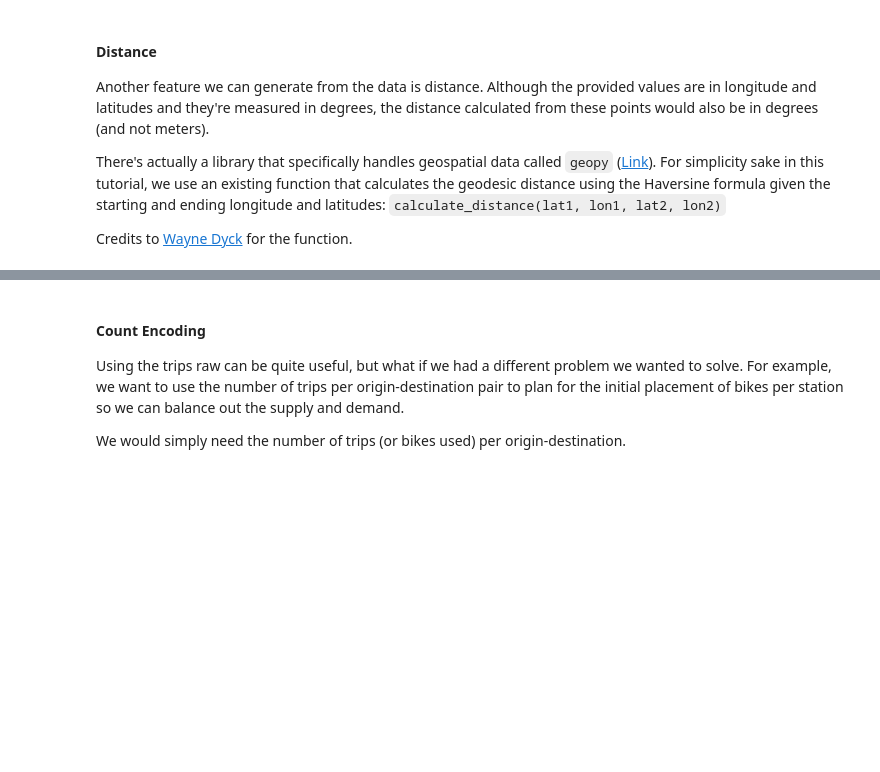
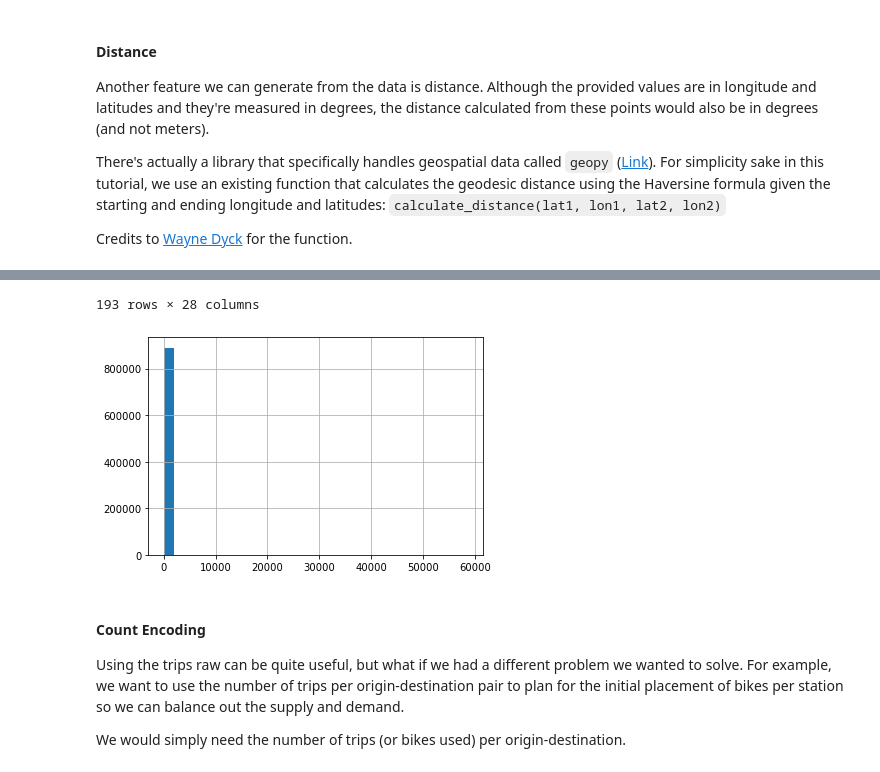
Before and after one commit to francheska-vicente/datapre-notebooks, a Jupyter notebook: 04 - Feature Engineering.ipynb, the cells around one changed output, grey strips where cells are left out. Drawn from its saved outputs; the diff is of its cells as text; code cells hidden in the pictures; blank space fills up the shorter version.

```diff
--- a/04 - Feature Engineering.ipynb
+++ b/04 - Feature Engineering.ipynb
@@ -418,0 +475,10 @@ data.head()
+# %%
+data['duration_min'].hist(bins = 30)
+
+# -> We can see that some have high duration.
+# data['duration_min'].describe()
+# -> The 75th percentile is only 14 minutes, and then the maximum is 58634.
+data[data['duration_min'] > 1000]
+# -> Some of these are 34 hour trips, there's something wrong with the dates. They might have
+# returned the bicycle late. We have to look if there is a logical explanation.
+# %% [output]
@@ -419,3 +497,5 @@ data.head()
+193 rows × 28 columns
+[figure, added]
 # %% [markdown]
 #### Count Encoding
 
```
Also changed, not shown: parts of 7 cells of this notebook.
